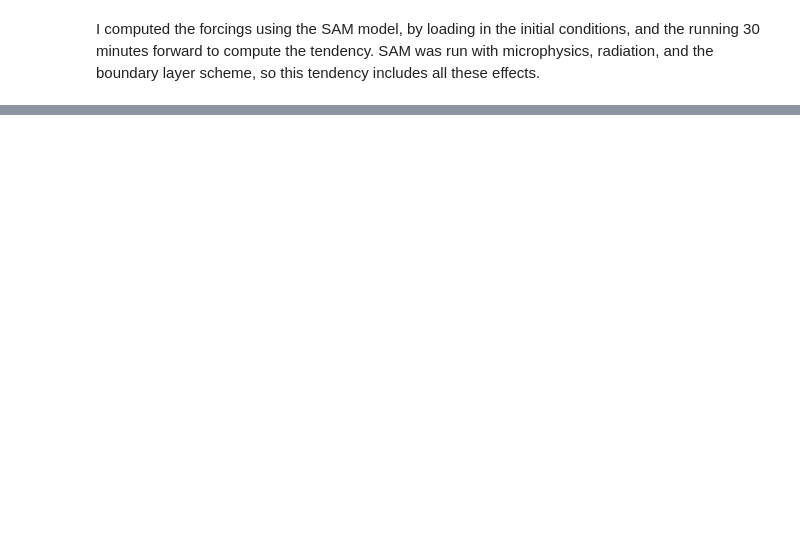
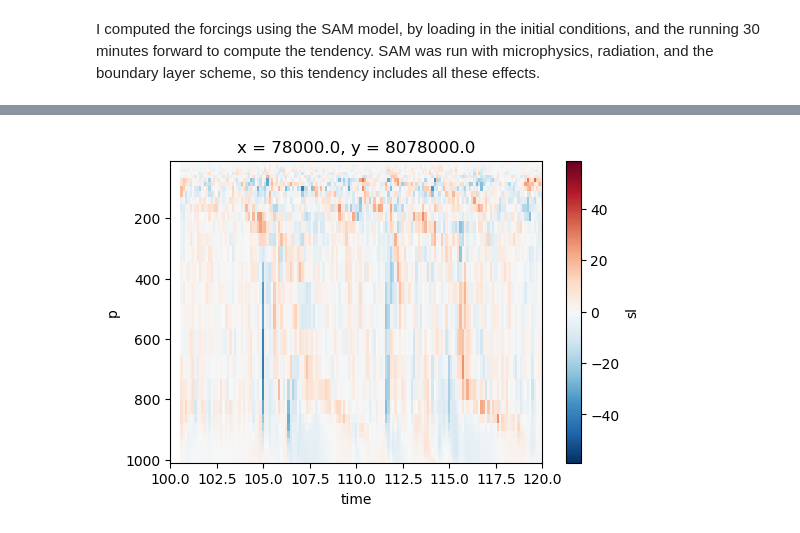
Before and after one commit to nbren12/uwnet, a Jupyter notebook: notebooks/2.7-SAM-computed-forcings.ipynb, the cells around one changed output, grey strips where cells are left out. Saved outputs shown, nothing was run; the diff lists cells and outputs as text; code cells hidden in the pictures; blank space fills up the shorter version.

```diff
--- a/notebooks/2.7-SAM-computed-forcings.ipynb
+++ b/notebooks/2.7-SAM-computed-forcings.ipynb
@@ -48,0 +81,4 @@ plt.xlim([100, 110])
+# %%
+plot_sl_loc(ds_cent.sl)
+# %% [output]
+[figure, added]
```
Also changed, not shown: parts of 25 cells of this notebook.
